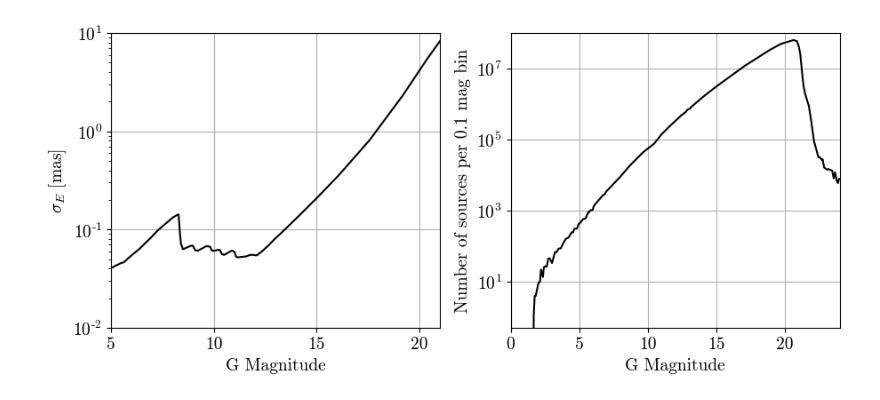
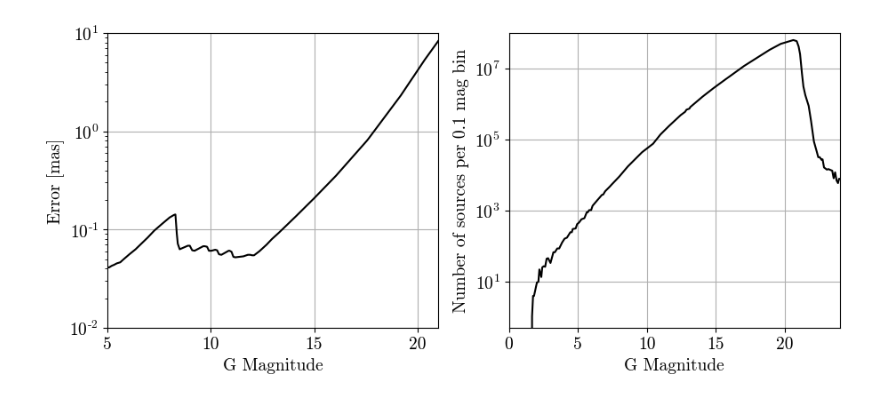
Before and after one commit to mkongsore/BlipFinder, a Jupyter notebook: PaperPlots/error_plot.ipynb, the cells around one changed output. Drawn from its saved outputs; the diff is of its cells as text; code cells hidden in the pictures.

Commit message:
update error plot

```diff
--- a/PaperPlots/error_plot.ipynb
+++ b/PaperPlots/error_plot.ipynb
@@ -62,26 +62,26 @@ g_mag_pdf = [0,1.035640737889443,3.9188252128153493,3.9188252128153493,9.4055464
 
 fig, axd = plt.subplot_mosaic([['left', 'right']],
                               figsize=(9, 4), constrained_layout=True)
 
 axd['left'].plot(g_mag_for_error,mean_error,color='black')
 axd['left'].set_yscale('log')
 axd['left'].set_xlim(5,21)
 axd['left'].set_xlabel('G Magnitude')
 axd['left'].set_ylim(1e-2,1e1)
-axd['left'].set_ylabel('$\sigma_E$ [mas]')
+axd['left'].set_ylabel('Error [mas]')
 axd['left'].grid()
 
 axd['right'].plot(g_mag_for_pdf,g_mag_pdf,color='black')
 axd['right'].set_yscale('log')
 axd['right'].set_ylim(0.5,10**8)
 axd['right'].set_xlim(0,24)
 axd['right'].set_xlabel('G Magnitude')
 axd['right'].set_ylabel('Number of sources per 0.1 mag bin')
 axd['right'].grid()
 
 
 fig.savefig('/home/mk7976/git/gaiablip/analysis/plotting/error_plot.pdf',dpi=500)
 
 plt.show()
 # %% [output]
-[figure, old version]
+[figure, new version]
```
